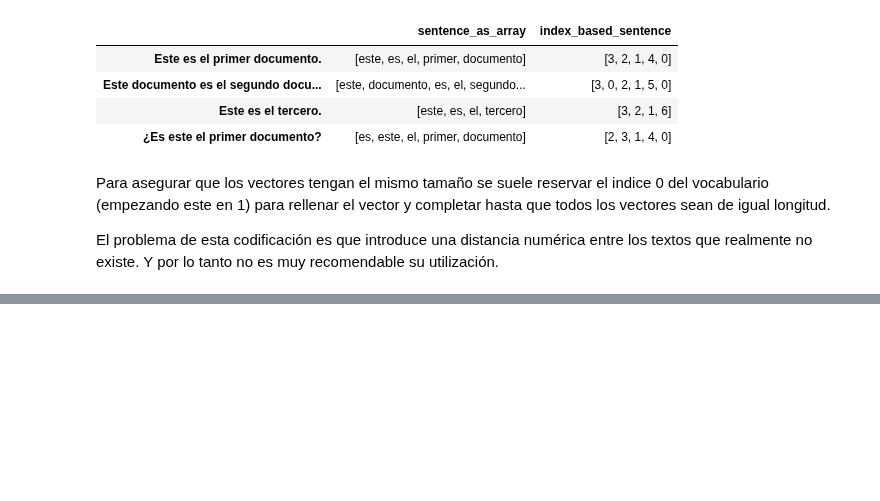
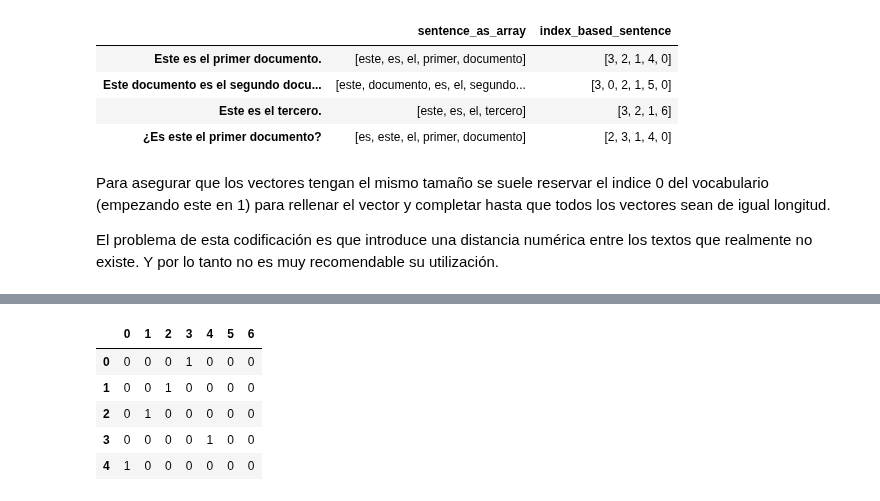
Before and after one commit to Jaimemorillo/ShouldIwatchThisMovie, a Jupyter notebook: memoria_encoding_textos.ipynb, the cells around one changed output, grey strips where cells are left out. Cells and saved outputs as stored; diff of their text form; code cells hidden in the pictures; blank space fills up the shorter version.

```diff
--- a/memoria_encoding_textos.ipynb
+++ b/memoria_encoding_textos.ipynb
@@ -79,8 +79,8 @@ corpus_as_array
  ['este', 'es', 'el', 'tercero'],
  ['es', 'este', 'el', 'primer', 'documento']]
 # %%
-#@title
-one_hot_corpus = np.array([np.array([word_to_vector[x] for x in corpus_as_arrays[i]]) for i in range(0, len(corpus_as_arrays))])
+
+one_hot_corpus = np.array([np.array([word_to_vector[x] for x in corpus_as_array[i]]) for i in range(0, len(corpus_as_array))])
 # %% [markdown]
 A cada palabra se le asigna un vector, la manera más sencilla es asignarle un vector que contenga 0's en todas las posiciones menos un 1 en la posición que corresponde con su índice en el diccionario.
 # %%
@@ -209,0 +219,11 @@ Word embeddings son un conjunto de técnicas de procesamiento del lenguaje natur
+# %%
+# Matriz de 5*7 (oración one-hot)
+example = one_hot_corpus[0]
+pd.DataFrame(example)
+# %% [output]
+|  | 0 | 1 | 2 | 3 | 4 | 5 | 6 |
+| 0 | 0 | 0 | 0 | 1 | 0 | 0 | 0 |
+| 1 | 0 | 0 | 1 | 0 | 0 | 0 | 0 |
+| 2 | 0 | 1 | 0 | 0 | 0 | 0 | 0 |
+| 3 | 0 | 0 | 0 | 0 | 1 | 0 | 0 |
+| 4 | 1 | 0 | 0 | 0 | 0 | 0 | 0 |
```
Also changed, not shown: parts of 12 cells of this notebook.
